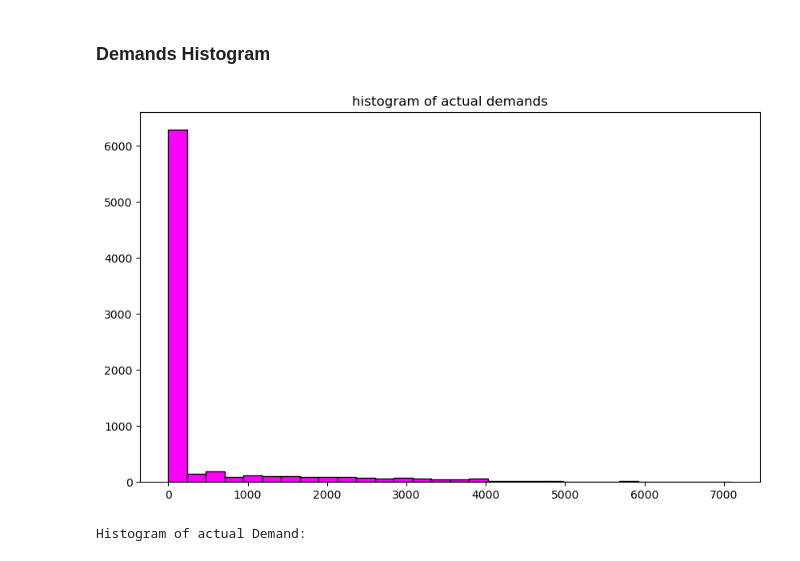
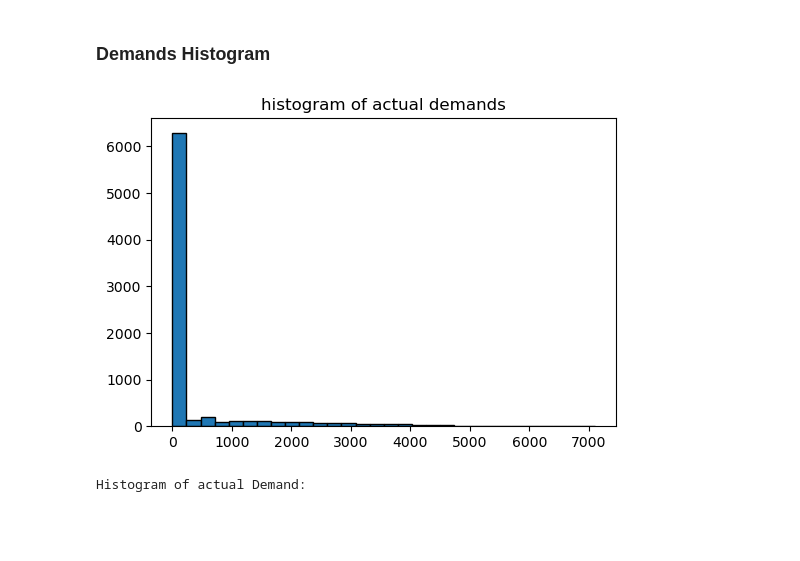
Before and after one commit to danaeis/shoofer-demand-prediction, a Jupyter notebook: evaluation/evaluation_report.ipynb, the cells around one changed output. Cells and saved outputs as stored; diff of their text form; code cells hidden in the pictures; blank space fills up the shorter version.

Commit message:
fix: fix boundry error plots

```diff
--- a/evaluation/evaluation_report.ipynb
+++ b/evaluation/evaluation_report.ipynb
@@ -84,10 +87,9 @@ actual_predicted_df.head()
 ### Demands Histogram
 # %%
 def plot_histogram(plot_df, bin, title):
-    plt.figure(figsize=(10,6))
+    plt.figure(figsize=(6,4))
     n, bins, patches = plt.hist(plot_df,
                                 bins=bin,
-                                color = 'magenta',
                                 edgecolor = 'black')
     plt.title(title)
     plt.show()
@@ -99,9 +101,11 @@ def plot_histogram(plot_df, bin, title):
 
     return demand_histogram_table
 # %%
-demand_histogram_df = plot_histogram(test_df.Demand, bin=30, title='histogram of actual demands')
+demand_histogram_df = plot_histogram(test_df.Demand,
+                                     bin=30,
+                                     title='histogram of actual demands')
 # %% [output]
-[figure, old version]
+[figure, new version]
 # %%
 print("Histogram of actual Demand:\n")
 demand_histogram_df.head()
```
Also changed, not shown: parts of 17 cells of this notebook, 1 other file.
